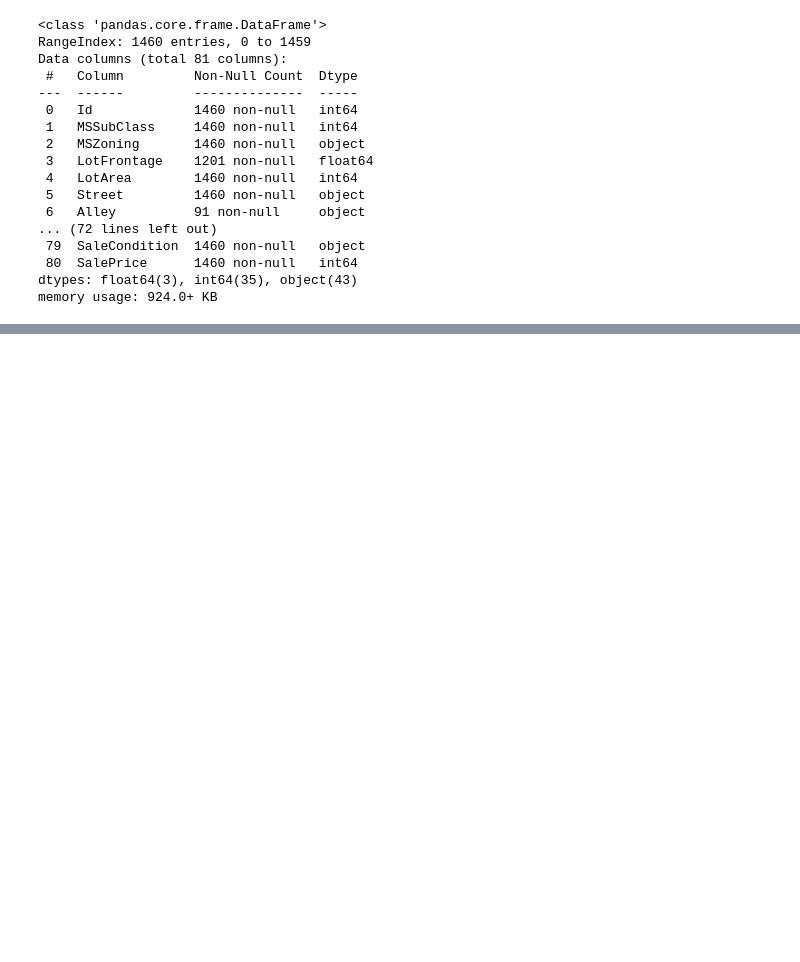
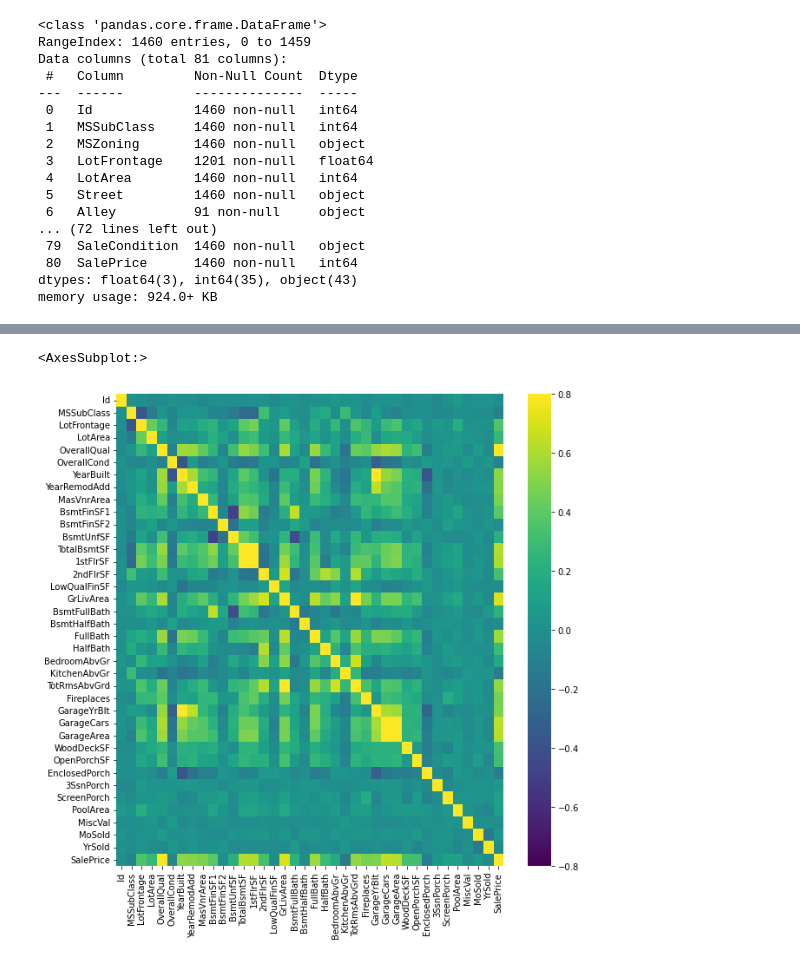
Before and after one commit to Nikalozj/House-Prices-Kaggle, a Jupyter notebook: Exploratory Data Analysis.ipynb, the cells around one changed output, grey strips where cells are left out. Cells and saved outputs as stored; diff of their text form; code cells hidden in the pictures; blank space fills up the shorter version.

```diff
--- a/Exploratory Data Analysis.ipynb
+++ b/Exploratory Data Analysis.ipynb
@@ -41,0 +53,6 @@ memory usage: 924.0+ KB
+# %%
+plt.figure(figsize=(10,10))
+sns.heatmap(housing.corr(), cmap='viridis', vmin = -0.8, vmax = 0.8 )
+# %% [output]
+<AxesSubplot:>
+[figure, added]
```
Also changed, not shown: parts of 6 cells of this notebook.
